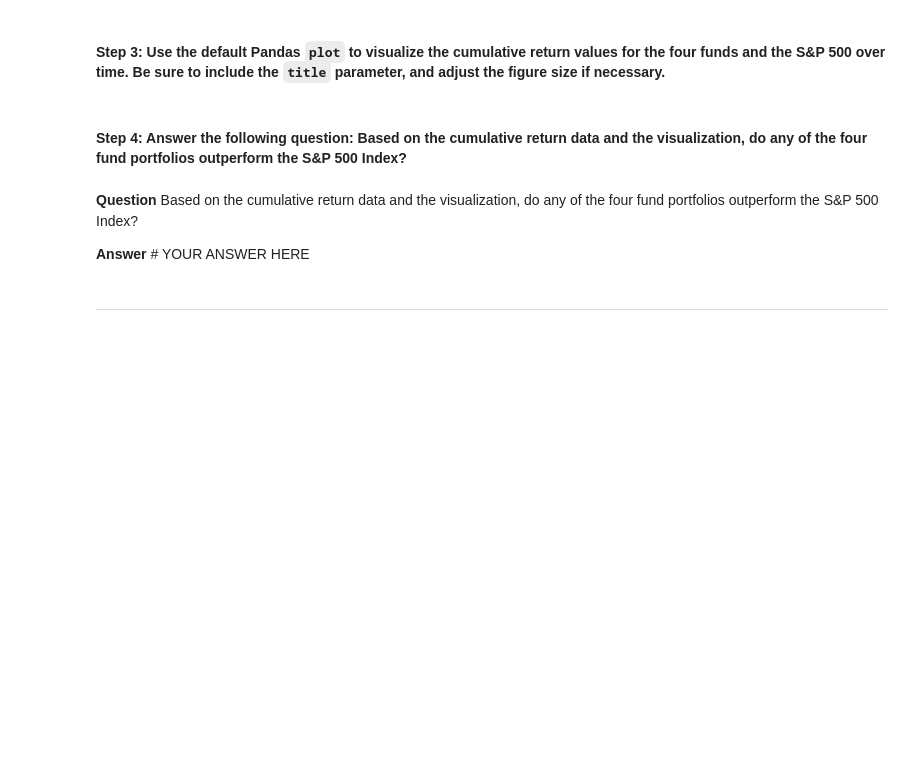
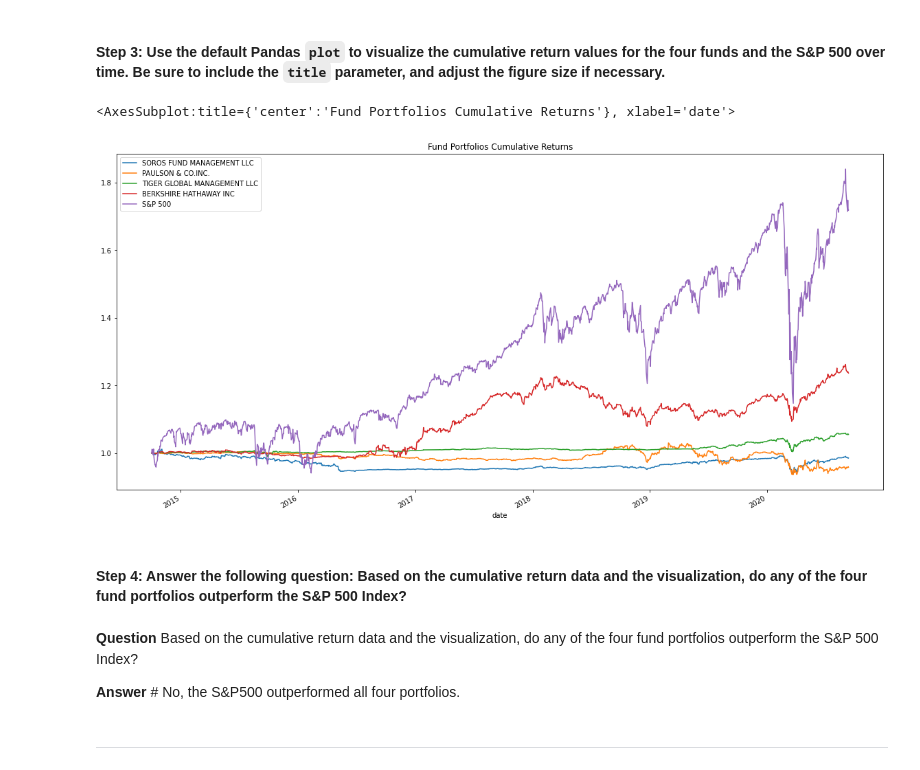
Before and after one commit to jkang1990amg/Challenge_4_Risk_Return_Analysis, a Jupyter notebook: risk_return_analysis.ipynb, the cells around one changed output. Saved outputs shown, nothing was run; the diff lists cells and outputs as text; code cells hidden in the pictures; blank space fills up the shorter version.

```diff
--- a/risk_return_analysis.ipynb
+++ b/risk_return_analysis.ipynb
@@ -165,4 +168,5 @@ Analyze the data to determine if any of the portfolios outperform the broader st
 # %%
 # Calculate and plot the cumulative returns of the 4 fund portfolios and the S&P 500
 # Review the last 5 rows of the cumulative returns DataFrame
-# YOUR CODE HERE
+whalenavs_cumulative_returns = (1 + whalenavs_daily_returns).cumprod()
+whalenavs_cumulative_returns.tail()
@@ -171,13 +183,16 @@ Analyze the data to determine if any of the portfolios outperform the broader st
 # %%
 # Visualize the cumulative returns using the Pandas plot function
 # Include a title parameter and adjust the figure size
-# YOUR CODE HERE
+whalenavs_cumulative_returns.plot(figsize = (20, 10), title = "Fund Portfolios Cumulative Returns")
+# %% [output]
+<AxesSubplot:title={'center':'Fund Portfolios Cumulative Returns'}, xlabel='date'>
+[figure, added]
 # %% [markdown]
 #### Step 4: Answer the following question: Based on the cumulative return data and the visualization, do any of the four fund portfolios outperform the S&P 500 Index?
 # %% [markdown]
 **Question** Based on the cumulative return data and the visualization, do any of the four fund portfolios outperform the S&P 500 Index?
 
-**Answer** # YOUR ANSWER HERE
+**Answer** # No, the S&P500 outperformed all four portfolios.
 # %% [markdown]
 ---
 # %% [markdown]
```
Also changed, not shown: parts of 5 cells of this notebook.
